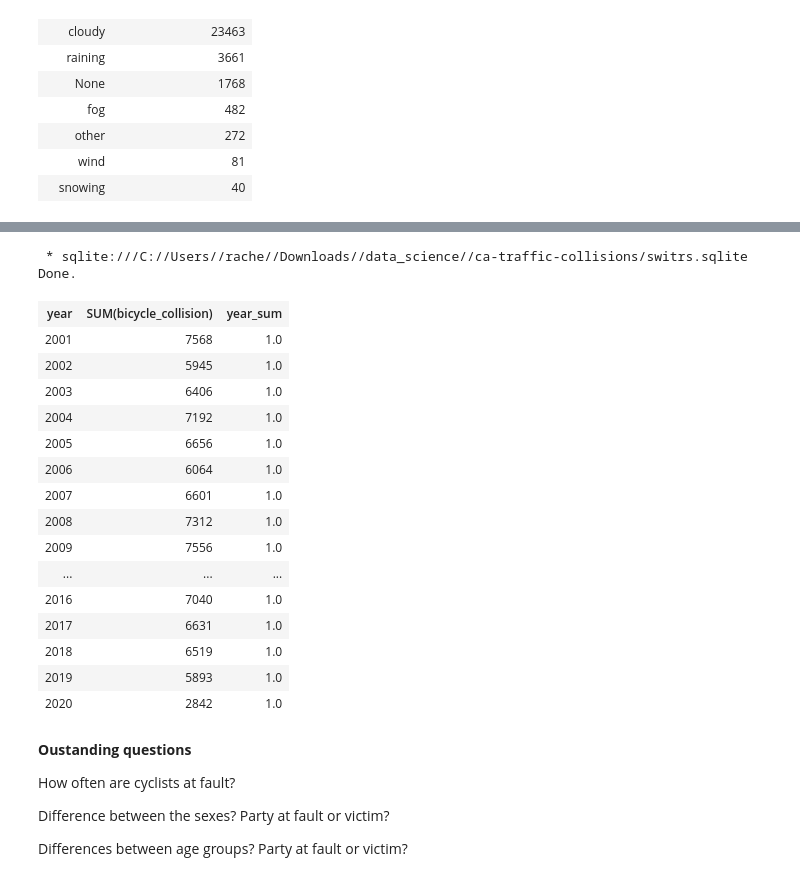
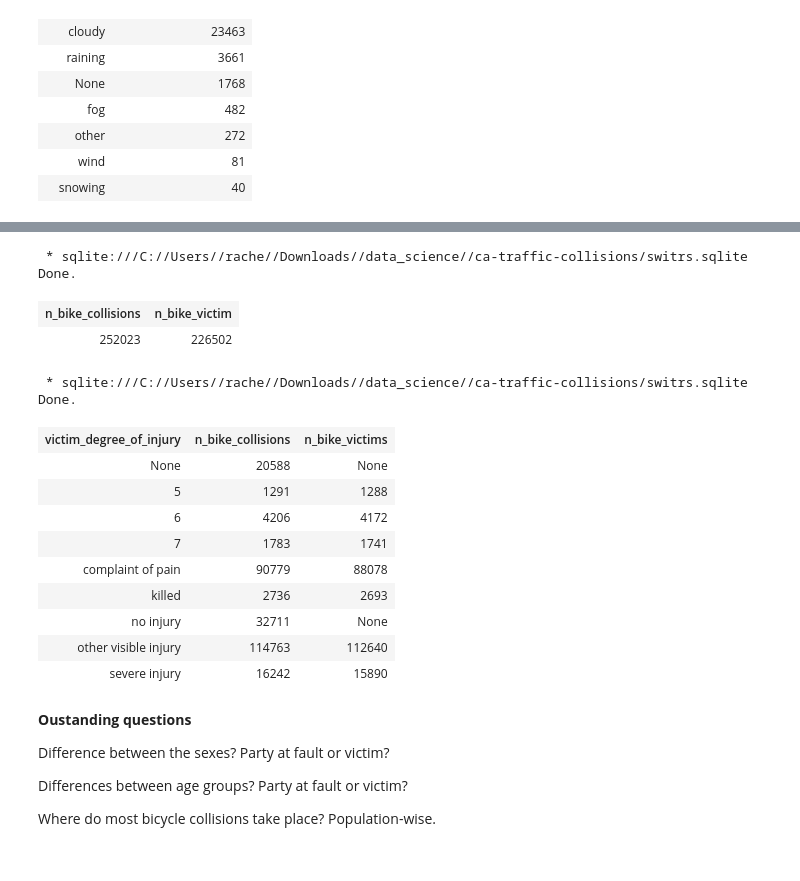
Before and after one commit to nomdeplume4reb/ca-traffic-collisions, a Jupyter notebook: cycling.ipynb, the cells around one changed output, grey strips where cells are left out. Saved outputs shown, nothing was run; the diff lists cells and outputs as text; code cells hidden in the pictures.

Commit message:
at fault stats

```diff
--- a/cycling.ipynb
+++ b/cycling.ipynb
@@ -320,41 +333,44 @@ GROUP BY year;
+# %%
+%sql SELECT count(distinct collisions.case_id) as n_bike_collisions, \
+    SUM(CASE WHEN victim_role = 4 THEN 1 ELSE null END) as n_bike_victim \
+FROM collisions \
+LEFT JOIN victims \
+ON collisions.case_id = victims.case_id \
+WHERE bicycle_collision = 1 AND \
+    Collision_Date <= '2020-12-31';
+# %% [output]
+ * sqlite:///C://Users//rache//Downloads//data_science//ca-traffic-collisions/switrs.sqlite
+Done.
+| n_bike_collisions | n_bike_victim |
+| 252023 | 226502 |
 # %%
-# over partition
-
-%sql SELECT strftime('%Y', collision_date) AS year, \
-    SUM(bicycle_collision), \
-    AVG(bicycle_collision) OVER(PARTITION BY strftime('%Y', collision_date)) AS year_sum \
+%sql SELECT victim_degree_of_injury, \
+    count(distinct collisions.case_id) as n_bike_collisions, \
+    SUM(CASE WHEN victim_role = 4 THEN 1 ELSE null END) as n_bike_victims \
 FROM collisions \
-INNER JOIN parties \
-ON collisions.case_id = parties.case_id \
-WHERE at_fault = 1 and \
-    statewide_vehicle_type = 'bicycle' and \
-    bicycle_collision = 1 AND \
+LEFT JOIN victims \
+ON collisions.case_id = victims.case_id \
+WHERE bicycle_collision = 1 AND \
     Collision_Date <= '2020-12-31'\
-GROUP BY year;
+GROUP BY victim_degree_of_injury;
 # %% [output]
  * sqlite:///C://Users//rache//Downloads//data_science//ca-traffic-collisions/switrs.sqlite
 Done.
-| year | SUM(bicycle_collision) | year_sum |
-| 2001 | 7568 | 1.0 |
-| 2002 | 5945 | 1.0 |
-| 2003 | 6406 | 1.0 |
-| 2004 | 7192 | 1.0 |
-| 2005 | 6656 | 1.0 |
-| 2006 | 6064 | 1.0 |
-| 2007 | 6601 | 1.0 |
-| 2008 | 7312 | 1.0 |
-| 2009 | 7556 | 1.0 |
-| ... | ... | ... |
-| 2016 | 7040 | 1.0 |
-| 2017 | 6631 | 1.0 |
-| 2018 | 6519 | 1.0 |
-| 2019 | 5893 | 1.0 |
-| 2020 | 2842 | 1.0 |
+| victim_degree_of_injury | n_bike_collisions | n_bike_victims |
+| None | 20588 | None |
+| 5 | 1291 | 1288 |
+| 6 | 4206 | 4172 |
+| 7 | 1783 | 1741 |
+| complaint of pain | 90779 | 88078 |
+| killed | 2736 | 2693 |
+| no injury | 32711 | None |
+| other visible injury | 114763 | 112640 |
+| severe injury | 16242 | 15890 |
 # %% [markdown]
 **Oustanding questions**
-
-How often are cyclists at fault?
 
 Difference between the sexes? Party at fault or victim?
 
 Differences between age groups? Party at fault or victim?
+
+Where do most bicycle collisions take place? Population-wise.
```
Also changed, not shown: parts of 11 cells of this notebook.
